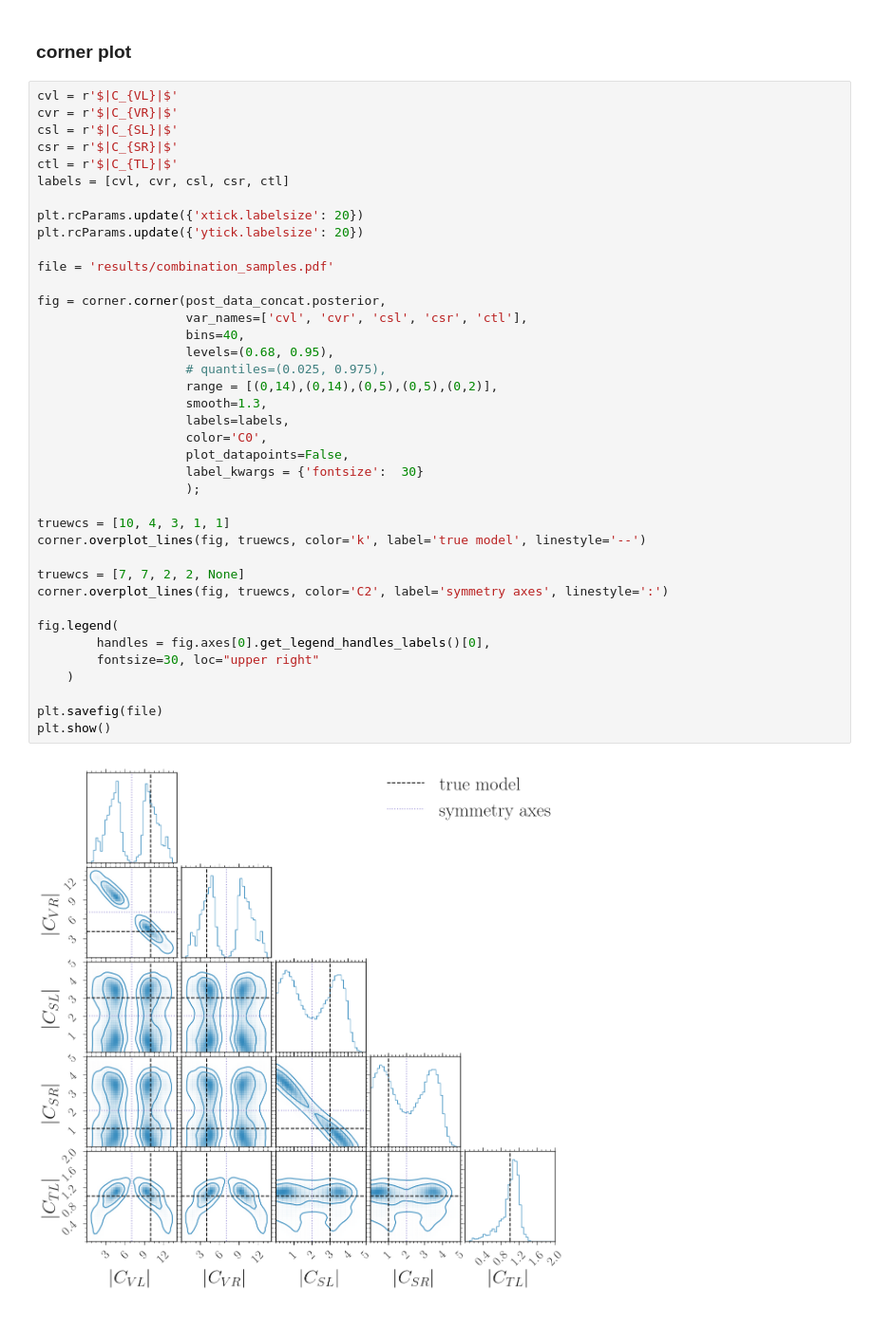
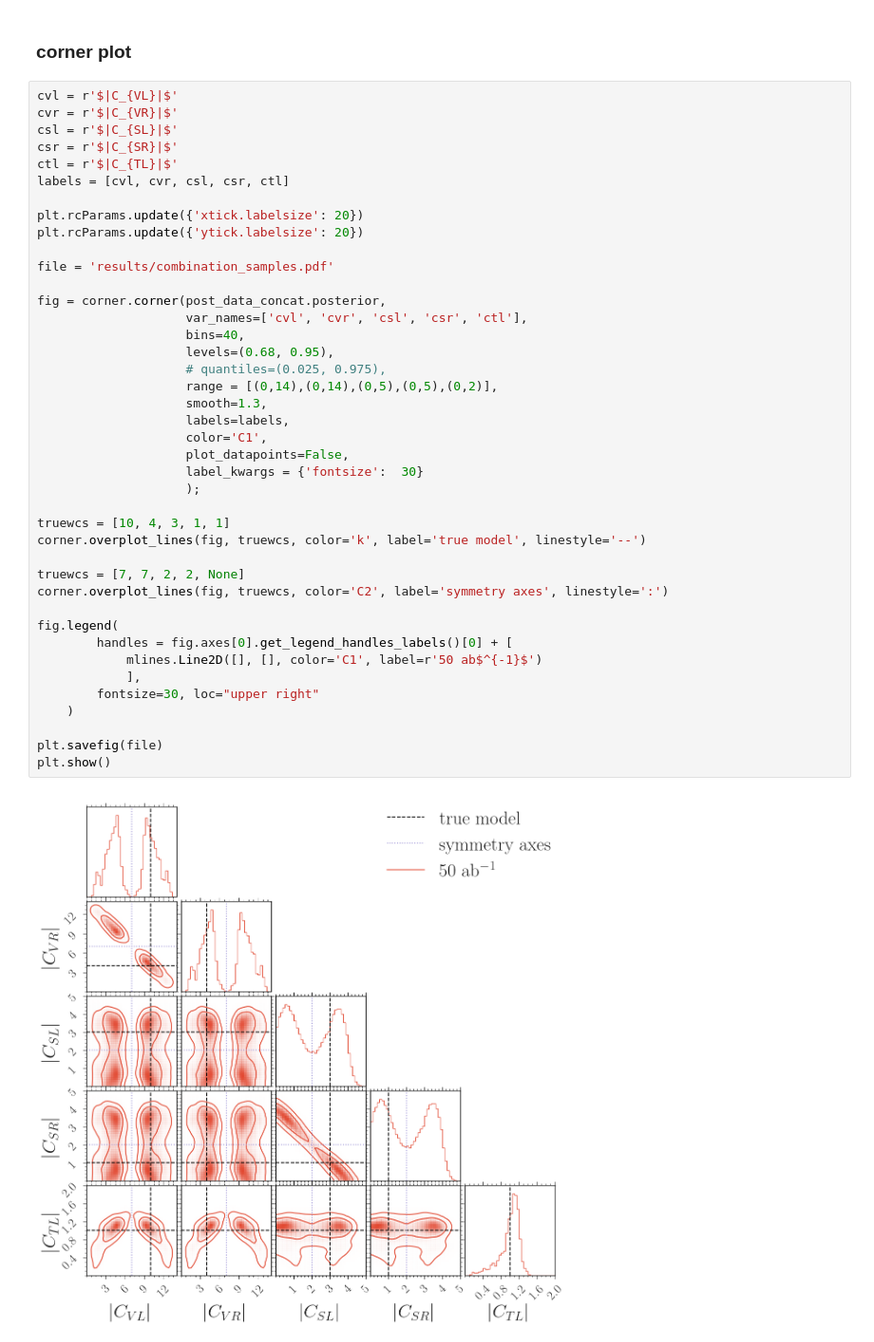
Before and after one commit to lorenzennio/redist, a Jupyter notebook: examples/combination_plot_samples.ipynb, the cells around one changed output. Shown: that part at 95% size. Cells and saved outputs as stored; diff of their text form.

Commit message:
corner plots for paper

```diff
--- a/examples/combination_plot_samples.ipynb
+++ b/examples/combination_plot_samples.ipynb
@@ -95,33 +96,35 @@ labels = [cvl, cvr, csl, csr, ctl]
 plt.rcParams.update({'xtick.labelsize': 20})
 plt.rcParams.update({'ytick.labelsize': 20})
 
 file = 'results/combination_samples.pdf'
 
 fig = corner.corner(post_data_concat.posterior,
                     var_names=['cvl', 'cvr', 'csl', 'csr', 'ctl'],
                     bins=40,
                     levels=(0.68, 0.95),
                     # quantiles=(0.025, 0.975),
                     range = [(0,14),(0,14),(0,5),(0,5),(0,2)],
                     smooth=1.3,
                     labels=labels,
-                    color='C0',
+                    color='C1',
                     plot_datapoints=False,
                     label_kwargs = {'fontsize':  30}
                     );
 
 truewcs = [10, 4, 3, 1, 1]
 corner.overplot_lines(fig, truewcs, color='k', label='true model', linestyle='--')
 
 truewcs = [7, 7, 2, 2, None]
 corner.overplot_lines(fig, truewcs, color='C2', label='symmetry axes', linestyle=':')
 
 fig.legend(
-        handles = fig.axes[0].get_legend_handles_labels()[0],
+        handles = fig.axes[0].get_legend_handles_labels()[0] + [
+            mlines.Line2D([], [], color='C1', label=r'50 ab$^{-1}$')
+            ],
         fontsize=30, loc="upper right"
     )
 
 plt.savefig(file)
 plt.show()
 # %% [output]
-[figure, old version]
+[figure, new version]
```
Also changed, not shown: parts of 2 cells of this notebook, 1 other file.
